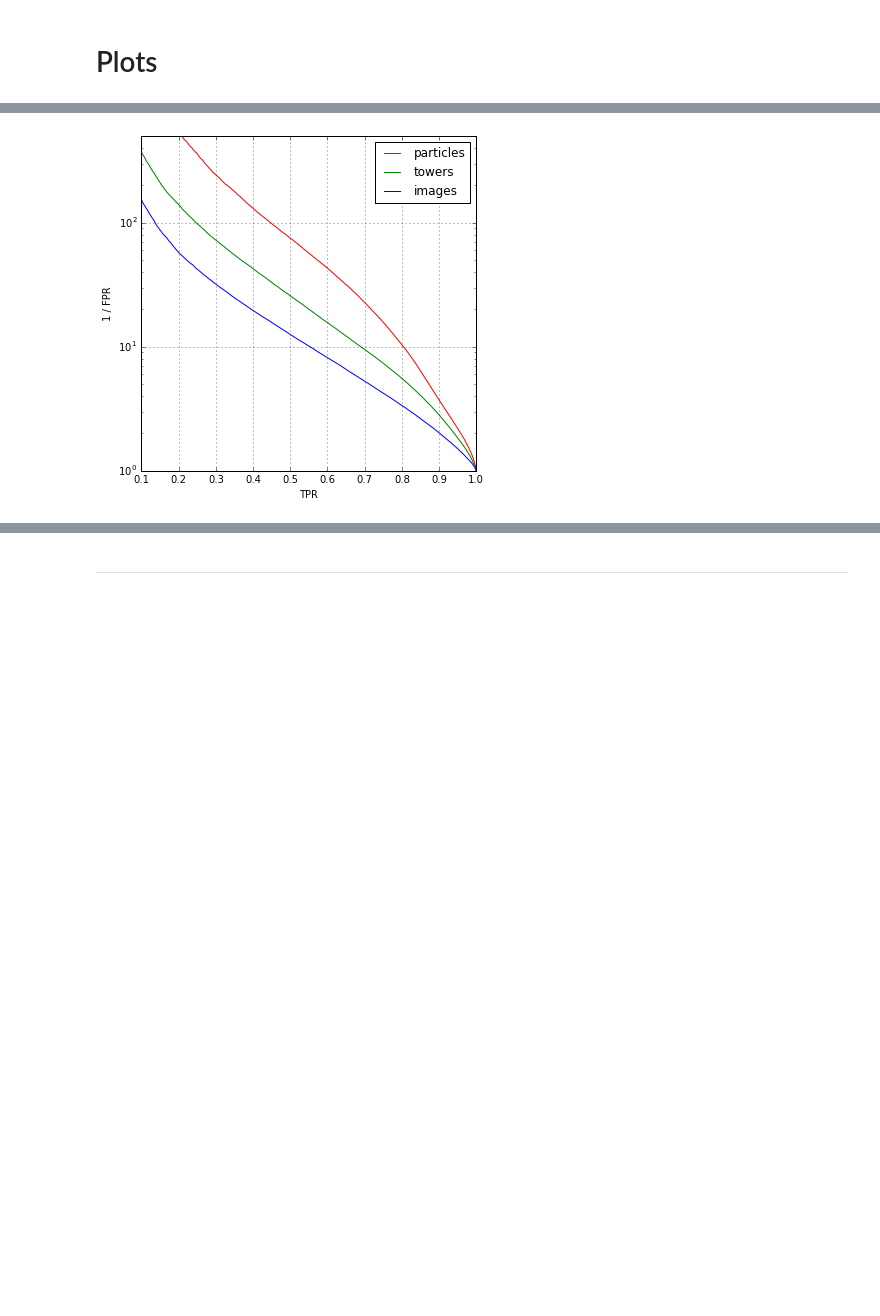
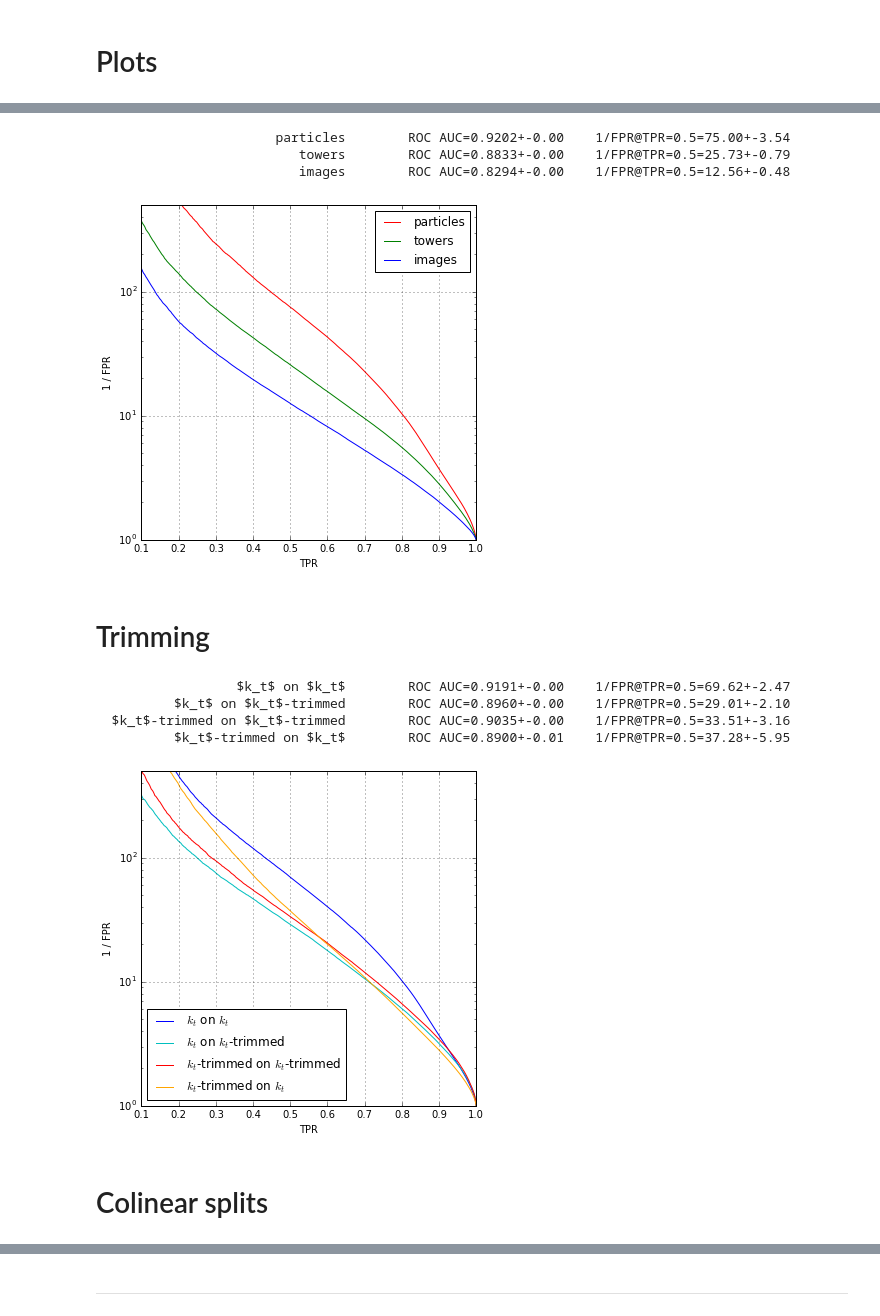
Before and after one commit to glouppe/recnn, a Jupyter notebook: notebooks/jet-study-2.ipynb, the cells around one changed output, grey strips where cells are left out. Saved outputs shown, nothing was run; the diff lists cells and outputs as text; code cells hidden in the pictures; blank space fills up the shorter version.

```diff
--- a/notebooks/jet-study-2.ipynb
+++ b/notebooks/jet-study-2.ipynb
@@ -418,7 +441,8 @@ for pattern, gated, label, color in [
     r, f, t = pickle.load(fd)
     fd.close()
 
-    plot_rocs(r, f, t, label=label, color=color, show_all=False)
+    plot_rocs(r, f, t, label=label, color=color)
+    report_score(r, f, t, label=label)
 
 plot_show()
 # %% [output]
@@ -435,7 +463,8 @@ for pattern, gated, label, color in [
     r, f, t = pickle.load(fd)
     fd.close()
 
-    plot_rocs(r, f, t, label=label, color=color, show_all=False)
+    plot_rocs(r, f, t, label=label, color=color)
+    report_score(r, f, t, label=label)
 
 plot_show()
 # %% [output]
@@ -452,8 +484,53 @@ for pattern, gated, label, color in [
     r, f, t = pickle.load(fd)
     fd.close()
 
-    plot_rocs(r, f, t, label=label, color=color, show_all=False)
+    plot_rocs(r, f, t, label=label, color=color)
+    report_score(r, f, t, label=label)
 
 plot_show()
 # %% [output]
+                       particles        ROC AUC=0.9202+-0.00    1/FPR@TPR=0.5=75.00+-3.54
+                          towers        ROC AUC=0.8833+-0.00    1/FPR@TPR=0.5=25.73+-0.79
+                          images        ROC AUC=0.8294+-0.00    1/FPR@TPR=0.5=12.56+-0.48
 [figure]
+# %% [markdown]
+# Trimming
+# %%
+for pattern_train, pattern_test, gated in [
+        ("antikt-kt", "antikt-kt", False),
+        ("antikt-kt", "antikt-kt-trimmed", False),
+        ("antikt-kt-trimmed", "antikt-kt-trimmed", False),
+        ("antikt-kt-trimmed", "antikt-kt", False),
+    ]:
+    r, f, t = build_rocs(pattern_train, pattern_test, pattern_train, gated=gated)
+
+    # Save
+    fd = open("../models/jet-study-2/rocs/rocs-%s-%s-%s.pickle" %
+              ("s" if not gated else "g", pattern_train, pattern_test), "wb")
+    pickle.dump((r, f, t), fd)
+    fd.close()
+# %%
+for pattern_train, pattern_test, gated, label, color in [
+        ("antikt-kt", "antikt-kt", False, "$k_t$ on $k_t$", "b"),
+        ("antikt-kt", "antikt-kt-trimmed", False, "$k_t$ on $k_t$-trimmed", "c"),
+        ("antikt-kt-trimmed", "antikt-kt-trimmed", False, "$k_t$-trimmed on $k_t$-trimmed", "r"),
+        ("antikt-kt-trimmed", "antikt-kt", False, "$k_t$-trimmed on $k_t$", "orange"),
+    ]:
+
+    fd = open("../models/jet-study-2/rocs/rocs-%s-%s-%s.pickle" %
+              ("s" if not gated else "g", pattern_train, pattern_test), "rb")
+    r, f, t = pickle.load(fd)
+    fd.close()
+
+    plot_rocs(r, f, t, label=label, color=color)
+    report_score(r, f, t, label=label)
+
+plot_show()
+# %% [output]
+                  $k_t$ on $k_t$        ROC AUC=0.9191+-0.00    1/FPR@TPR=0.5=69.62+-2.47
+          $k_t$ on $k_t$-trimmed        ROC AUC=0.8960+-0.00    1/FPR@TPR=0.5=29.01+-2.10
+  $k_t$-trimmed on $k_t$-trimmed        ROC AUC=0.9035+-0.00    1/FPR@TPR=0.5=33.51+-3.16
+          $k_t$-trimmed on $k_t$        ROC AUC=0.8900+-0.01    1/FPR@TPR=0.5=37.28+-5.95
+[figure, added]
+# %% [markdown]
+# Colinear splits
```
Also changed, not shown: parts of 23 cells of this notebook, 4 other files.
